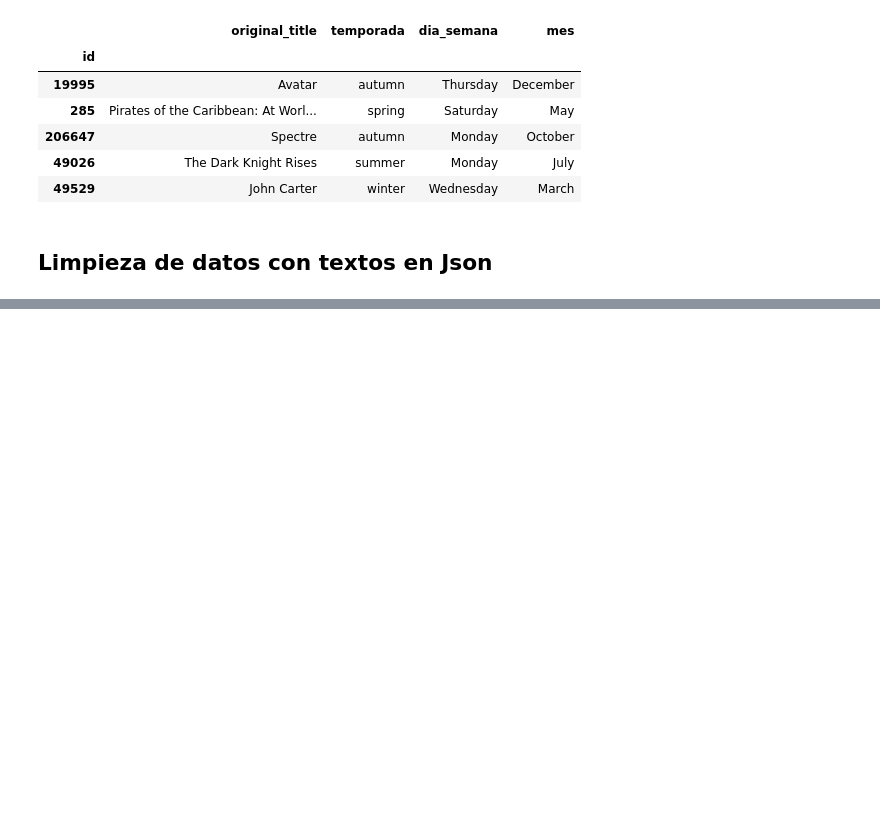
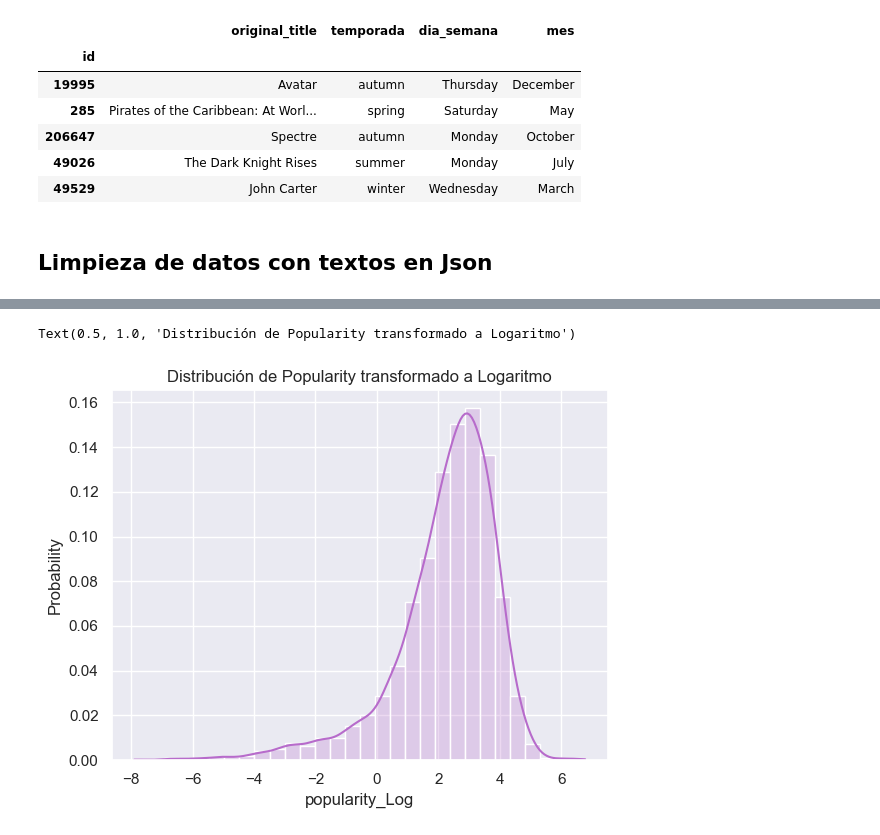
Before and after one commit to ApocalypseScrambler/datascience, a Jupyter notebook: Desafios/ProyectoDS_Parte II - Reyes Luis - 46270.ipynb, the cells around one changed output, grey strips where cells are left out. Drawn from its saved outputs; the diff is of its cells as text; code cells hidden in the pictures; blank space fills up the shorter version.

Commit message:
Agregamos todo el ánalisis para la entrega

```diff
--- a/Desafios/ProyectoDS_Parte II - Reyes Luis - 46270.ipynb
+++ b/Desafios/ProyectoDS_Parte II - Reyes Luis - 46270.ipynb
@@ -854,6 +854,21 @@ df_movies[['original_title','temporada','dia_semana','mes']].head()
 # %% [markdown]
 ## Limpieza de datos con textos en Json
 # %%
+# Filtramos para quedarnos con la principal compañia productora, principal pais y el director
+def convert(texto):
+    lista=[]
+    contador=0
+    for i in ast.literal_eval(texto):
+        if contador<1:
+            lista.append(i['name'])
+        contador+=1
+    return lista
+
+df_movies['production_companies'] = df_movies['production_companies'].apply(convert)
+df_movies['production_countries'] = df_movies['production_countries'].apply(convert)
+df_movies['crew'] = df_movies['crew'].apply(convert)
+df_movies['main_genre'] = df_movies['genres'].apply(convert)
+
 # Pasemos los campos con datos de textos en formato Json a lista
 def convert(texto):
     lista=[]
@@ -877,20 +892,6 @@ def convert(texto):
 
 df_movies['cast'] = df_movies['cast'].apply(convert)
 
-# Filtramos para quedarnos con la principal compañia productora, principal pais y el director
-def convert(texto):
-    lista=[]
-    contador=0
-    for i in ast.literal_eval(texto):
-        if contador<1:
-            lista.append(i['name'])
-        contador+=1
-    return lista
-
-df_movies['production_companies'] = df_movies['production_companies'].apply(convert)
-df_movies['production_countries'] = df_movies['production_countries'].apply(convert)
-df_movies['crew'] = df_movies['crew'].apply(convert)
-
 #Cambiamos el nombre de estas ultimas 3 columnas
 df_movies.rename(columns={'production_companies': 'production_companie'}, inplace=True)
 df_movies.rename(columns={'production_countries': 'production_countrie'}, inplace=True)
@@ -907,0 +985,18 @@ df_movies[['genres','keywords','spoken_languages','cast','production_companie','
+# %%
+# Primero genero la variable logaritmica
+df_movies['popularity_Log'] = np.log(df_movies['popularity'])
+
+# Luego grafico
+plt.figure()
+# Histograma
+sns.histplot(data = df_movies,
+             x = 'popularity_Log',
+             bins = 30,
+             alpha = 0.25,
+             kde = True,
+             stat='probability',
+             color = '#B76BCB')
+plt.title('Distribución de Popularity transformado a Logaritmo')
+# %% [output]
+Text(0.5, 1.0, 'Distribución de Popularity transformado a Logaritmo')
+[figure, added]
```
Also changed, not shown: parts of 23 cells of this notebook.
